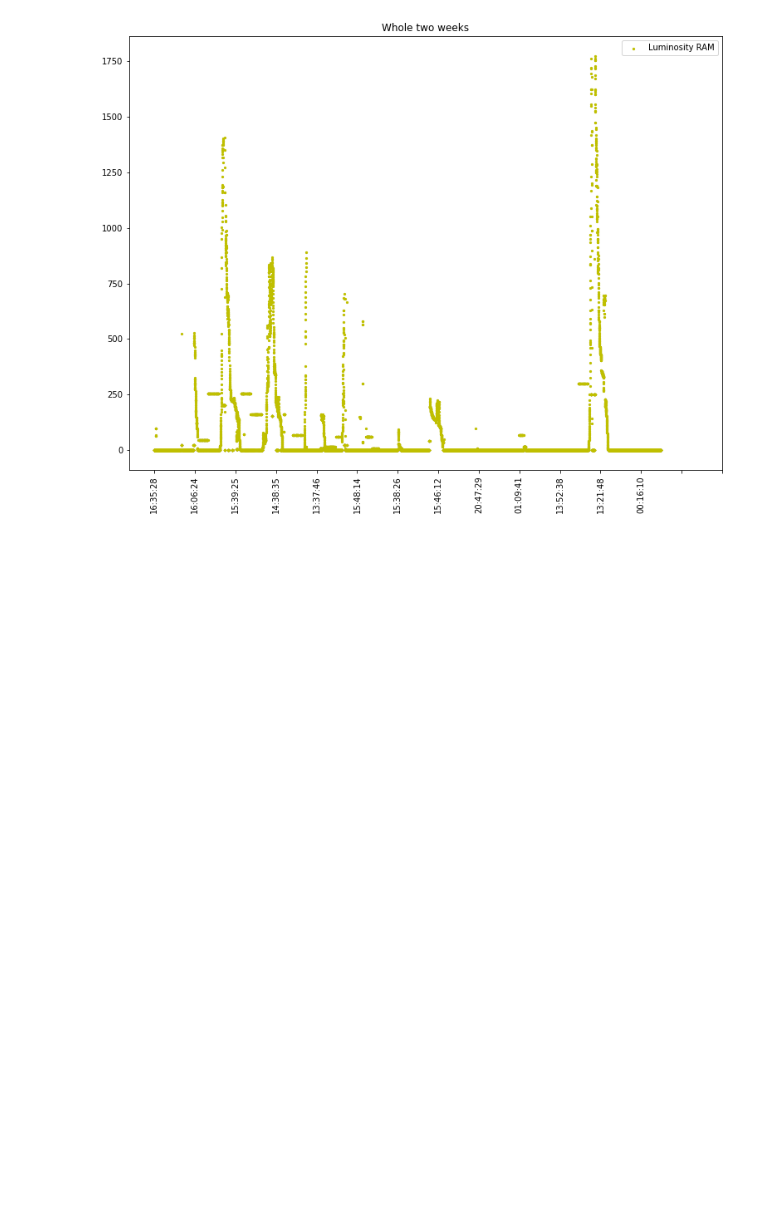
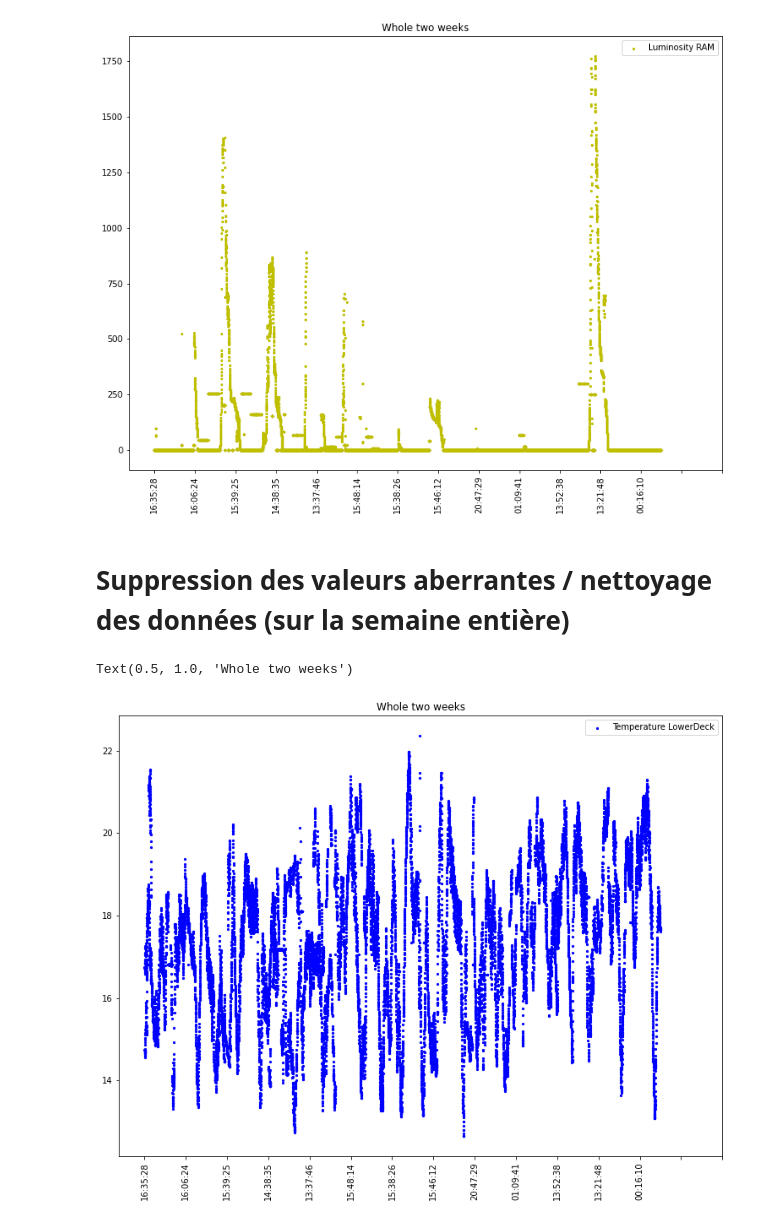
Before and after one commit to ydepledt/pie_project, a Jupyter notebook: ENV_Reader_AnneeDerniere.ipynb, the cells around one changed output. Saved outputs shown, nothing was run; the diff lists cells and outputs as text; code cells hidden in the pictures; blank space fills up the shorter version.

Commit message:
Recup, nettoyage, anomalies data OK

```diff
--- a/ENV_Reader_AnneeDerniere.ipynb
+++ b/ENV_Reader_AnneeDerniere.ipynb
@@ -751,3 +751,37 @@ plotZonesWeeks(z[0],z[1],z[2],z[3])
 [figure]
 [figure]
 [figure]
+# %% [markdown]
+# Suppression des valeurs aberrantes / nettoyage des données (sur la semaine entière)
+# %%
+def secondCleanDatasetColumn(dfcol) : # second round of cleaning (based on full mission dat)
+
+    # mean / std clean
+    mean = dfcol.mean()
+    std = dfcol.std()
+    isNotAberrant = [True for i in range(len(dfcol))]
+    for i in range(len(dfcol)) :
+        if dfcol.iloc[i] > mean + 3*std or dfcol.iloc[i] < mean - 3*std :
+            isNotAberrant[i] = False
+
+    isNotAberrant = np.array(isNotAberrant)
+    correctmean = np.mean(dfcol.loc[isNotAberrant])
+    dfcol.loc[~isNotAberrant] = correctmean
+
+    # -1 and 0 values clean
+    mask = dfcol != -1
+    dfcol = dfcol.replace(-1, correctmean)
+    dfcol = dfcol.replace(0, correctmean)
+
+    return dfcol
+# %%
+lowerdeck_df_cleaned = secondCleanDatasetColumn(z[0]['LowerDeck T'])
+plt.figure(figsize=(12.8, 9.6))
+plt.scatter(lowerdeck_df_cleaned.index, lowerdeck_df_cleaned,label='Temperature LowerDeck',c='b',s=5)
+plt.xticks(np.linspace(0, len(lowerdeck_df_cleaned) - 1, 15, dtype=int))
+plt.xticks(rotation=90)
+plt.legend()
+plt.title('Whole two weeks')
+# %% [output]
+Text(0.5, 1.0, 'Whole two weeks')
+[figure, added]
```
Also changed, not shown: parts of 11 cells of this notebook.
